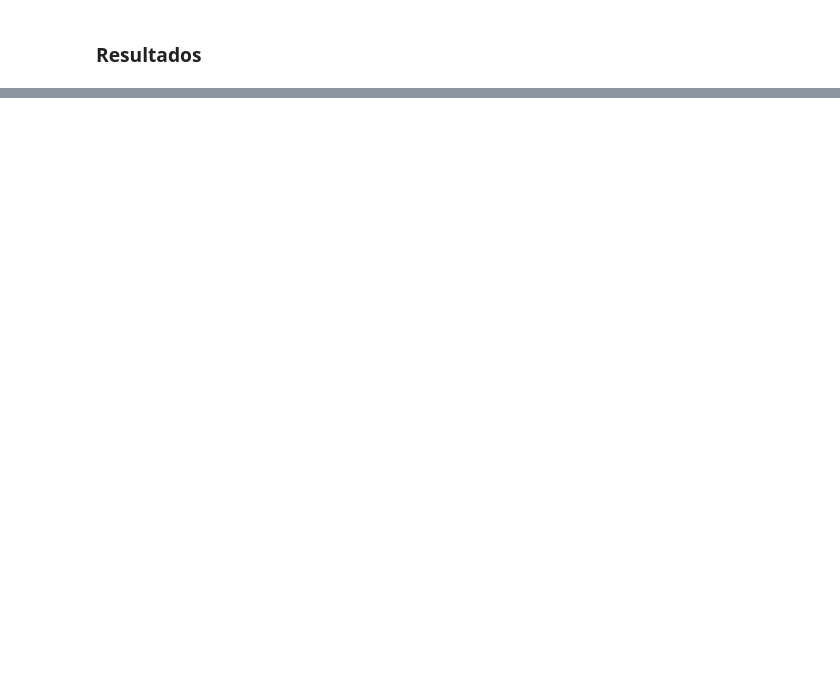
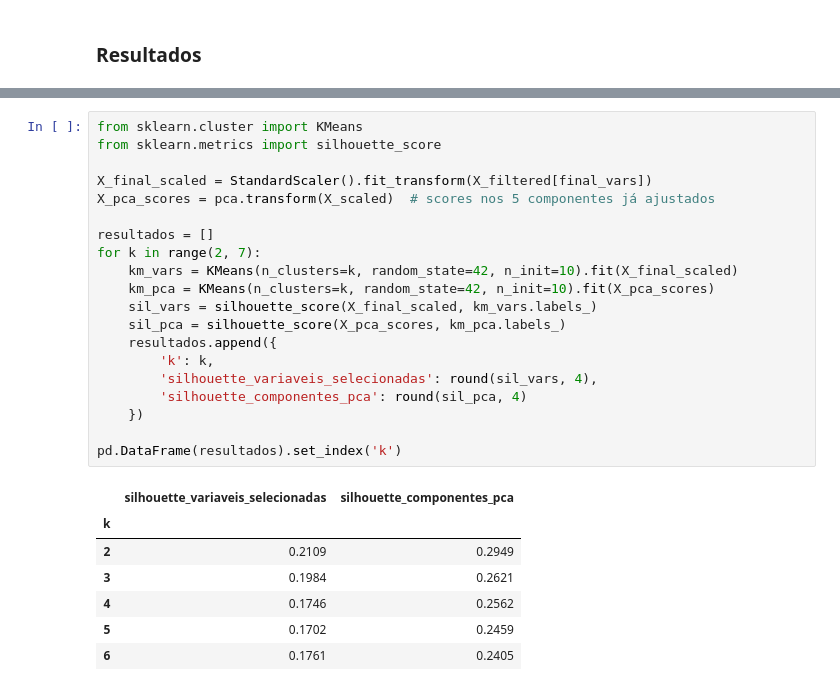
Before and after one commit to clarabecker/idsc-analysis, a Jupyter notebook: notebooks/03_feature_selection.ipynb, the cells around one changed output, grey strips where cells are left out. Drawn from its saved outputs; the diff is of its cells as text; blank space fills up the shorter version.

```diff
--- a/notebooks/03_feature_selection.ipynb
+++ b/notebooks/03_feature_selection.ipynb
@@ -111,0 +227,28 @@ Explicação das variáveis de primeira posição em cada eixo:
+# %%
+from sklearn.cluster import KMeans
+from sklearn.metrics import silhouette_score
+
+X_final_scaled = StandardScaler().fit_transform(X_filtered[final_vars])
+X_pca_scores = pca.transform(X_scaled)  # scores nos 5 componentes já ajustados
+
+resultados = []
+for k in range(2, 7):
+    km_vars = KMeans(n_clusters=k, random_state=42, n_init=10).fit(X_final_scaled)
+    km_pca = KMeans(n_clusters=k, random_state=42, n_init=10).fit(X_pca_scores)
+    sil_vars = silhouette_score(X_final_scaled, km_vars.labels_)
+    sil_pca = silhouette_score(X_pca_scores, km_pca.labels_)
+    resultados.append({
+        'k': k,
+        'silhouette_variaveis_selecionadas': round(sil_vars, 4),
+        'silhouette_componentes_pca': round(sil_pca, 4)
+    })
+
+pd.DataFrame(resultados).set_index('k')
+# %% [output]
+|  | silhouette_variaveis_selecionadas | silhouette_componentes_pca |
+| k |  |  |
+| 2 | 0.2109 | 0.2949 |
+| 3 | 0.1984 | 0.2621 |
+| 4 | 0.1746 | 0.2562 |
+| 5 | 0.1702 | 0.2459 |
+| 6 | 0.1761 | 0.2405 |
```
Also changed, not shown: parts of 11 cells of this notebook, 1 other file.
